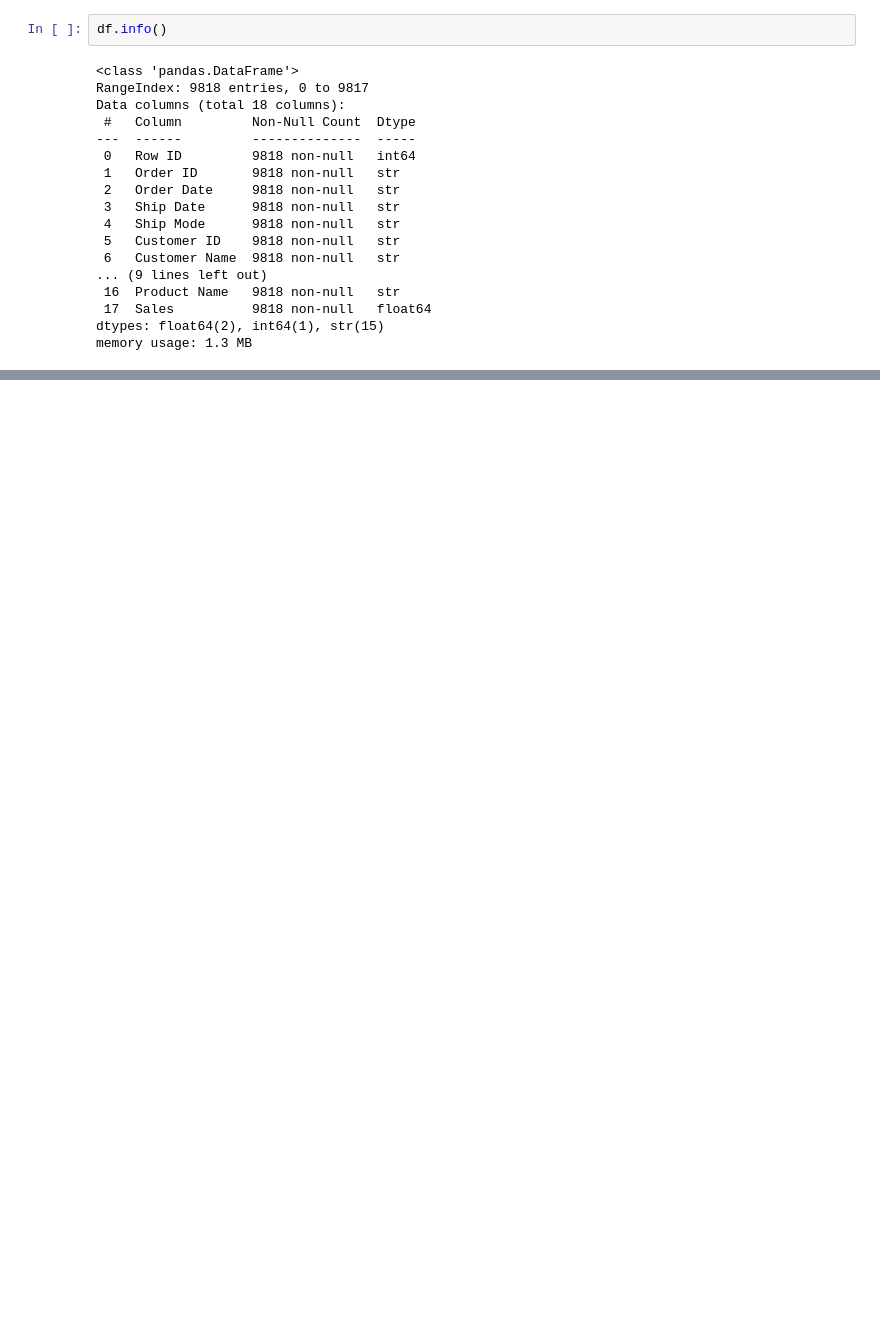
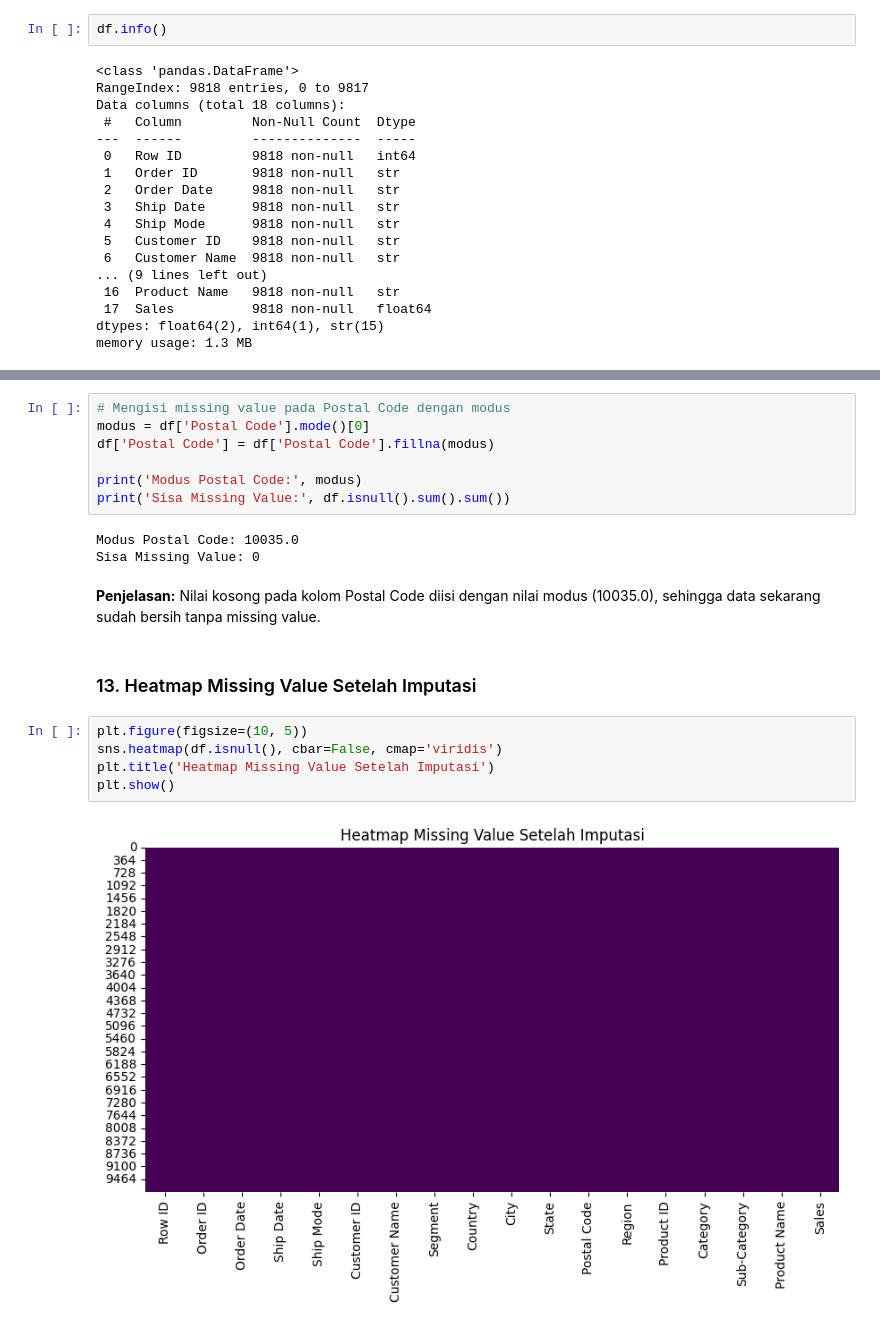
Before and after one commit to Firdaus1802/data-preprocessing, a Jupyter notebook: 04_Superstore_Sales/superstore_sales_preprocessing.ipynb, the cells around one changed output, grey strips where cells are left out. Saved outputs shown, nothing was run; the diff lists cells and outputs as text; blank space fills up the shorter version.

```diff
--- a/04_Superstore_Sales/superstore_sales_preprocessing.ipynb
+++ b/04_Superstore_Sales/superstore_sales_preprocessing.ipynb
@@ -408,0 +146,21 @@ Tabel di atas menampilkan 10 transaksi belanja terbesar di toko. Transaksi penci
+# %%
+# Mengisi missing value pada Postal Code dengan modus
+modus = df['Postal Code'].mode()[0]
+df['Postal Code'] = df['Postal Code'].fillna(modus)
+
+print('Modus Postal Code:', modus)
+print('Sisa Missing Value:', df.isnull().sum().sum())
+# %% [output]
+Modus Postal Code: 10035.0
+Sisa Missing Value: 0
+# %% [markdown]
+**Penjelasan:** Nilai kosong pada kolom Postal Code diisi dengan nilai modus (10035.0), sehingga data sekarang sudah bersih tanpa missing value.
+# %% [markdown]
+### 13. Heatmap Missing Value Setelah Imputasi
+# %%
+plt.figure(figsize=(10, 5))
+sns.heatmap(df.isnull(), cbar=False, cmap='viridis')
+plt.title('Heatmap Missing Value Setelah Imputasi')
+plt.show()
+# %% [output]
+[figure, added]
```
Also changed, not shown: parts of 123 cells of this notebook, 5 other files.
